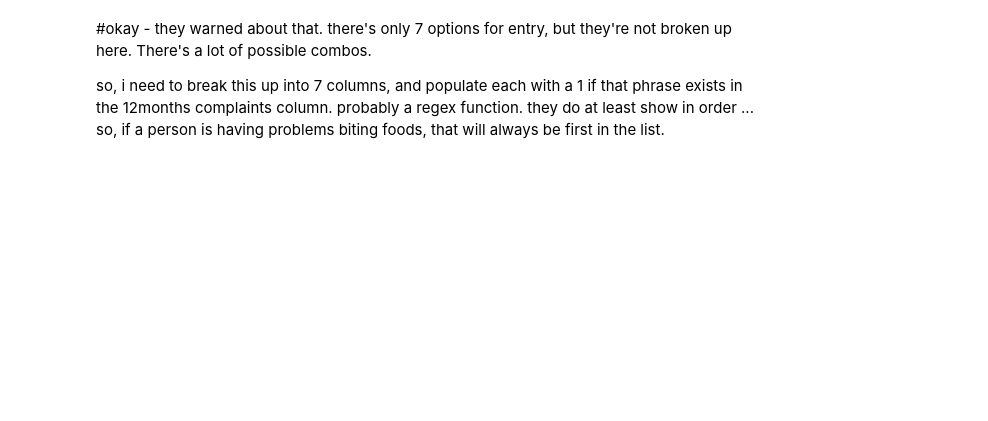
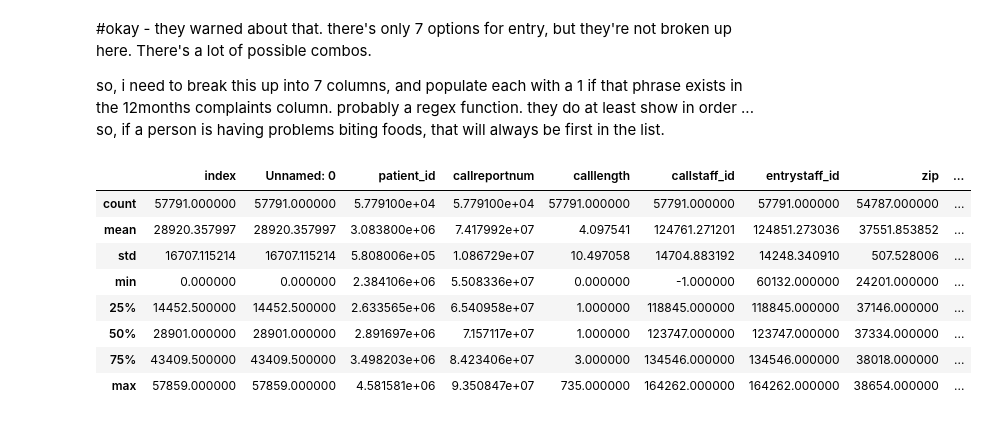
Before and after one commit to Rhunsilval/smile_on_python, a Jupyter notebook: notebooks/02_smileon_exploration.ipynb, the cells around one changed output. Cells and saved outputs as stored; diff of their text form; code cells hidden in the pictures; blank space fills up the shorter version.

```diff
--- a/notebooks/02_smileon_exploration.ipynb
+++ b/notebooks/02_smileon_exploration.ipynb
@@ -148,3 +143,16 @@ Name: s_problems12months, dtype: int64
 #okay - they warned about that.  there's only 7 options for entry, but they're not broken up here.  There's a lot of possible combos.
 
 so, i need to break this up into 7 columns, and populate each with a 1 if that phrase exists in the 12months complaints column.  probably a regex function. they do at least show in order ... so, if a person is having problems biting foods, that will always be first in the list.
+# %%
+#let's see about some stats:
+smileon.describe()
+# %% [output]
+|  | index | Unnamed: 0 | patient_id | callreportnum | calllength | callstaff_id | entrystaff_id | zip | ... |
+| count | 57791.000000 | 57791.000000 | 5.779100e+04 | 5.779100e+04 | 57791.000000 | 57791.000000 | 57791.000000 | 54787.000000 | ... |
+| mean | 28920.357997 | 28920.357997 | 3.083800e+06 | 7.417992e+07 | 4.097541 | 124761.271201 | 124851.273036 | 37551.853852 | ... |
+| std | 16707.115214 | 16707.115214 | 5.808006e+05 | 1.086729e+07 | 10.497058 | 14704.883192 | 14248.340910 | 507.528006 | ... |
+| min | 0.000000 | 0.000000 | 2.384106e+06 | 5.508336e+07 | 0.000000 | -1.000000 | 60132.000000 | 24201.000000 | ... |
+| 25% | 14452.500000 | 14452.500000 | 2.633565e+06 | 6.540958e+07 | 1.000000 | 118845.000000 | 118845.000000 | 37146.000000 | ... |
+| 50% | 28901.000000 | 28901.000000 | 2.891697e+06 | 7.157117e+07 | 1.000000 | 123747.000000 | 123747.000000 | 37334.000000 | ... |
+| 75% | 43409.500000 | 43409.500000 | 3.498203e+06 | 8.423406e+07 | 3.000000 | 134546.000000 | 134546.000000 | 38018.000000 | ... |
+| max | 57859.000000 | 57859.000000 | 4.581581e+06 | 9.350847e+07 | 735.000000 | 164262.000000 | 164262.000000 | 38654.000000 | ... |
```
Also changed, not shown: parts of 17 cells of this notebook, 1 other file.
